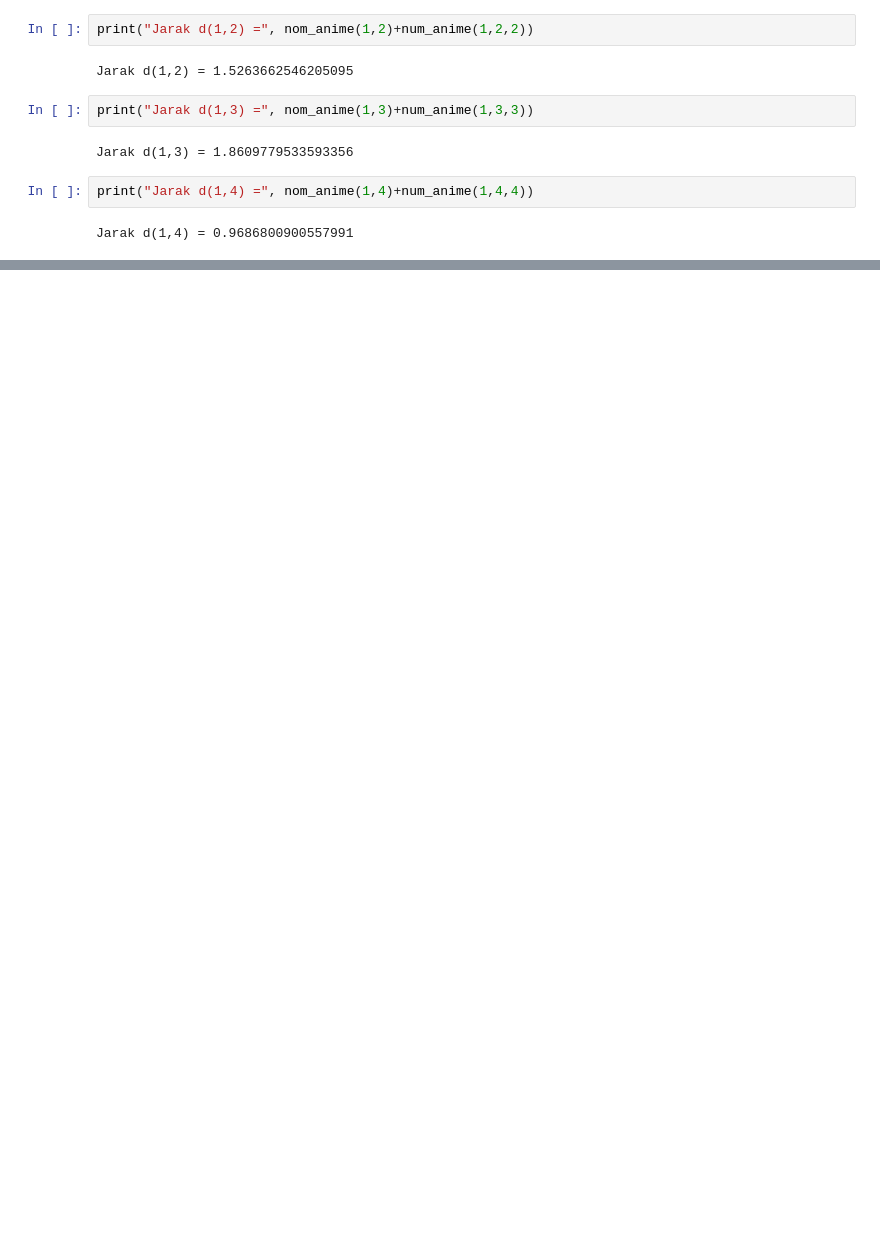
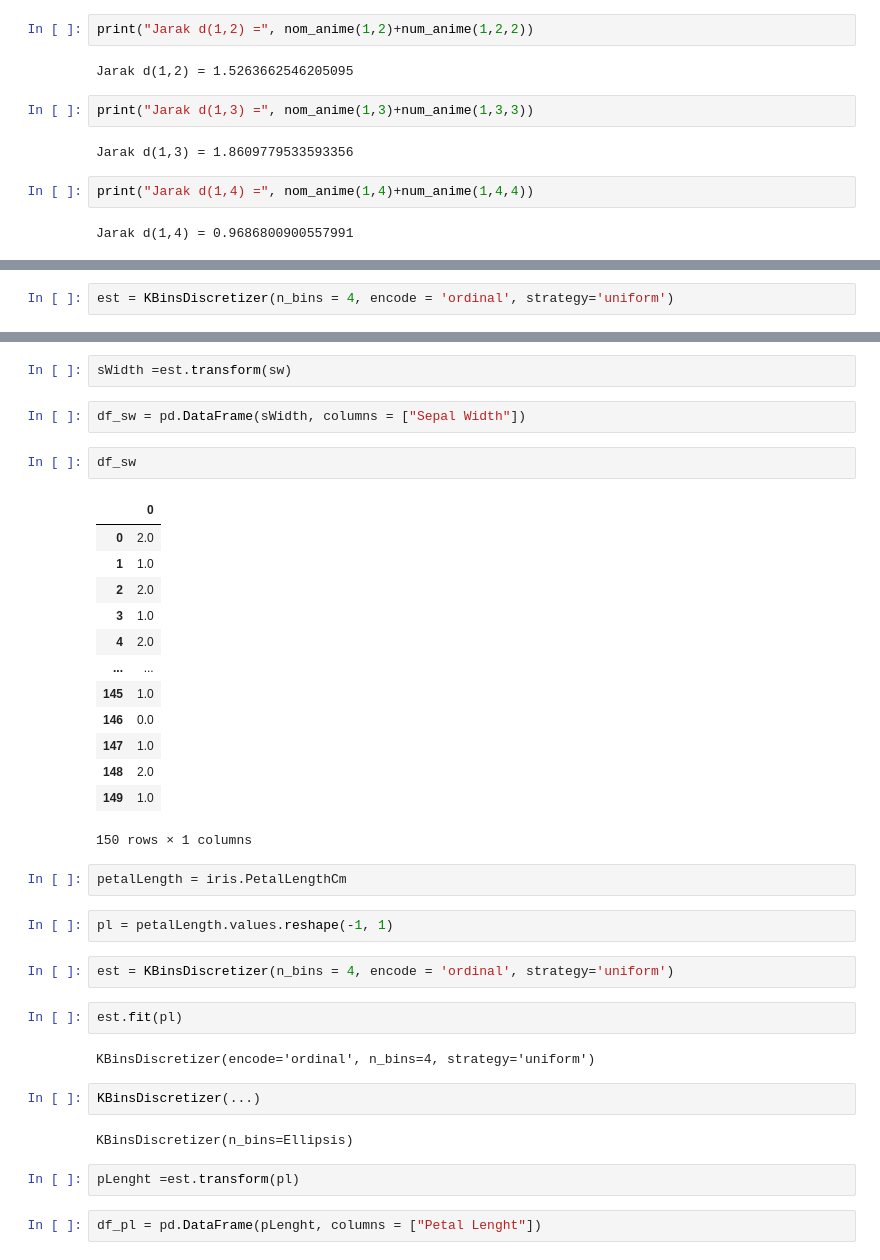
Before and after one commit to callmezamm/datamining, a Jupyter notebook: _sources/TUGAS.ipynb, the cells around one changed output, grey strips where cells are left out. Saved outputs shown, nothing was run; the diff lists cells and outputs as text; blank space fills up the shorter version.

```diff
--- a/_sources/TUGAS.ipynb
+++ b/_sources/TUGAS.ipynb
@@ -147,0 +221,2 @@ Jarak d(1,4) = 0.9686800900557991
+# %%
+est = KBinsDiscretizer(n_bins = 4, encode = 'ordinal', strategy='uniform')
@@ -147,0 +231,38 @@ Jarak d(1,4) = 0.9686800900557991
+# %%
+sWidth =est.transform(sw)
+# %%
+df_sw = pd.DataFrame(sWidth, columns = ["Sepal Width"])
+# %%
+df_sw
+# %% [output]
+|  | 0 |
+| 0 | 2.0 |
+| 1 | 1.0 |
+| 2 | 2.0 |
+| 3 | 1.0 |
+| 4 | 2.0 |
+| ... | ... |
+| 145 | 1.0 |
+| 146 | 0.0 |
+| 147 | 1.0 |
+| 148 | 2.0 |
+| 149 | 1.0 |
+150 rows × 1 columns
+# %%
+petalLength = iris.PetalLengthCm
+# %%
+pl = petalLength.values.reshape(-1, 1)
+# %%
+est = KBinsDiscretizer(n_bins = 4, encode = 'ordinal', strategy='uniform')
+# %%
+est.fit(pl)
+# %% [output]
+KBinsDiscretizer(encode='ordinal', n_bins=4, strategy='uniform')
+# %%
+KBinsDiscretizer(...)
+# %% [output]
+KBinsDiscretizer(n_bins=Ellipsis)
+# %%
+pLenght =est.transform(pl)
+# %%
+df_pl = pd.DataFrame(pLenght, columns = ["Petal Lenght"])
```
Also changed, not shown: parts of 27 cells of this notebook, 3 other files.
